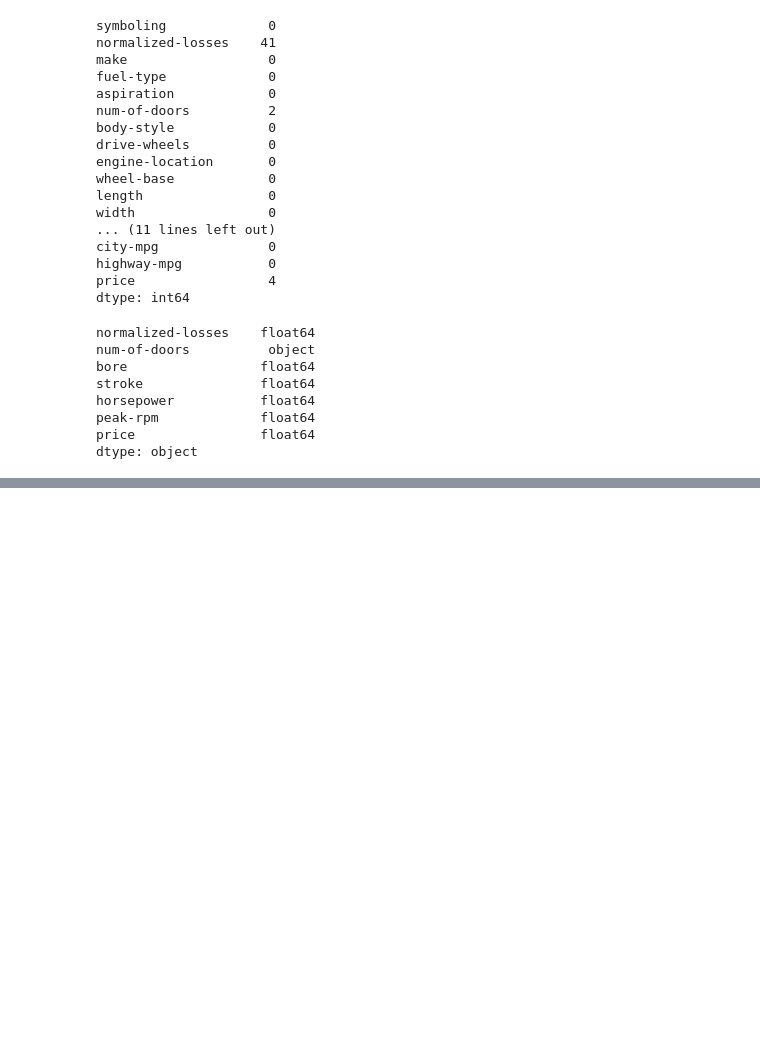
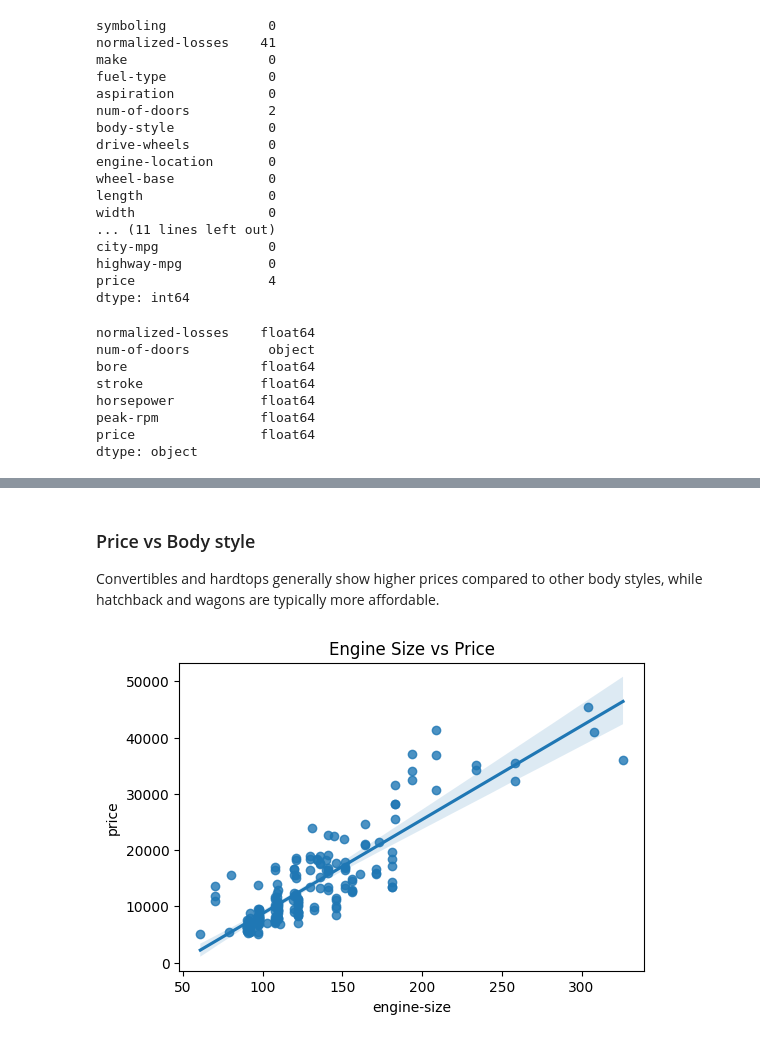
Before and after one commit to MKlim22/used-car-pricing, a Jupyter notebook: used_cars_analysis.ipynb, the cells around one changed output, grey strips where cells are left out. Drawn from its saved outputs; the diff is of its cells as text; code cells hidden in the pictures; blank space fills up the shorter version.

```diff
--- a/used_cars_analysis.ipynb
+++ b/used_cars_analysis.ipynb
@@ -161,0 +185,12 @@ Name: price, dtype: float64
+# %% [markdown]
+### Price vs Body style
+
+Convertibles and hardtops generally show higher prices compared to other body styles, while hatchback and wagons are typically more affordable.
+# %%
+# Engine size vs price
+plt.figure(figsize=(6,4))
+sns.regplot(x='engine-size', y='price', data=df)
+plt.title('Engine Size vs Price')
+plt.show()
+# %% [output]
+[figure, added]
```
Also changed, not shown: parts of 8 cells of this notebook.
